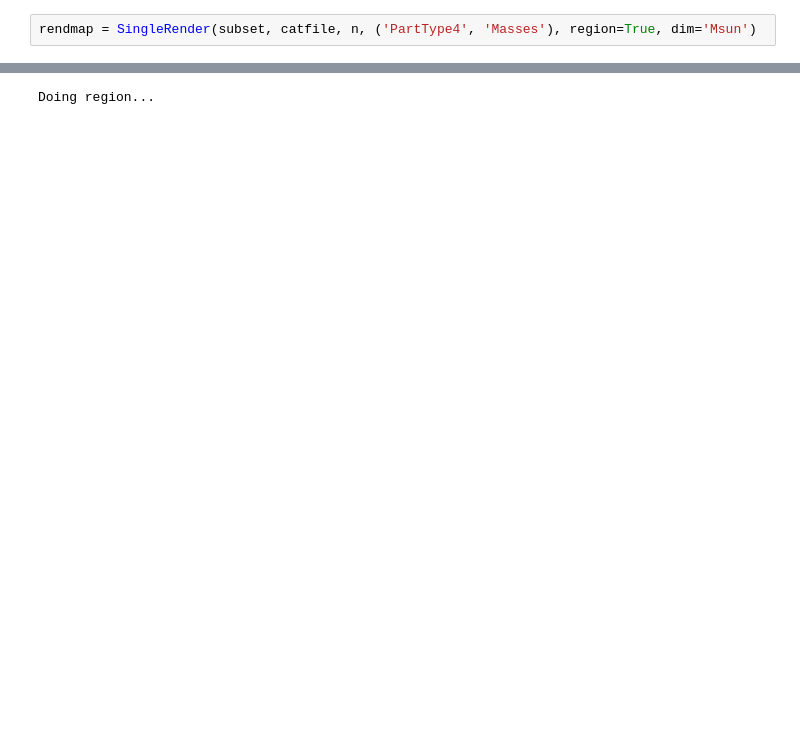
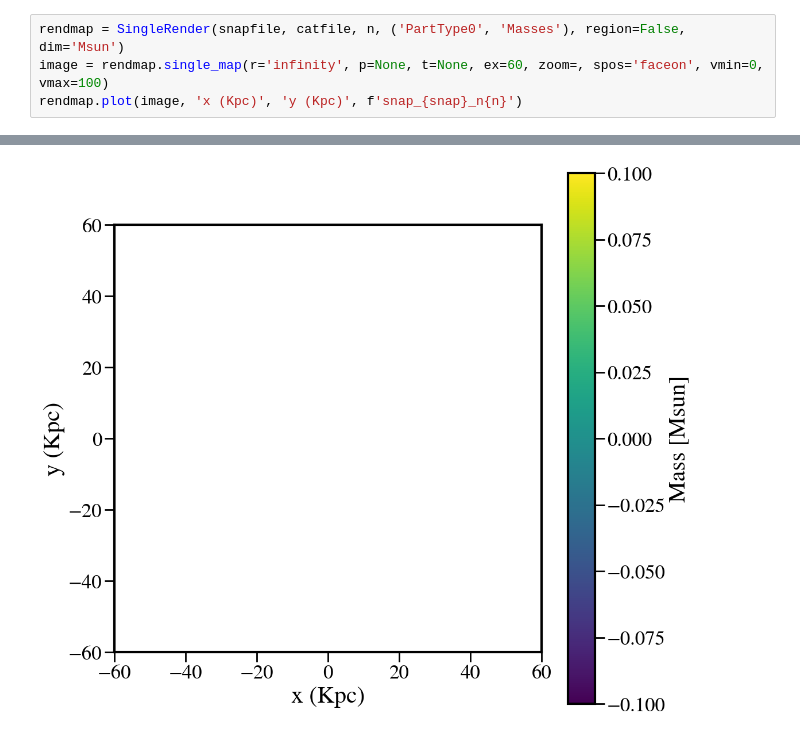
Before and after one commit to GiulianoLo/analize_simba_cgm, a Jupyter notebook: render_rgb_images.ipynb, the cells around one changed output, grey strips where cells are left out. Cells and saved outputs as stored; diff of their text form; blank space fills up the shorter version.

```diff
--- a/render_rgb_images.ipynb
+++ b/render_rgb_images.ipynb
@@ -73,3 +75,5 @@ GIF saved as /home/lorenzong/analize_simba_cgm/output/plot/videos/snap_129_n0.gi
 # %%
-rendmap = SingleRender(subset, catfile, n, ('PartType4', 'Masses'), region=True, dim='Msun')
+rendmap = SingleRender(snapfile, catfile, n, ('PartType0', 'Masses'), region=False, dim='Msun')
+image = rendmap.single_map(r='infinity', p=None, t=None, ex=60, zoom=, spos='faceon', vmin=0, vmax=100)
+rendmap.plot(image, 'x (Kpc)', 'y (Kpc)', f'snap_{snap}_n{n}')
 # %% [output]
@@ -93 +96 @@ yt : [INFO     ] 2024-08-27 14:47:00,748 Updating index_order2 from 2 to 4
-Doing region...
+[figure, added]
```
Also changed, not shown: parts of 9 cells of this notebook, 2 other files.
